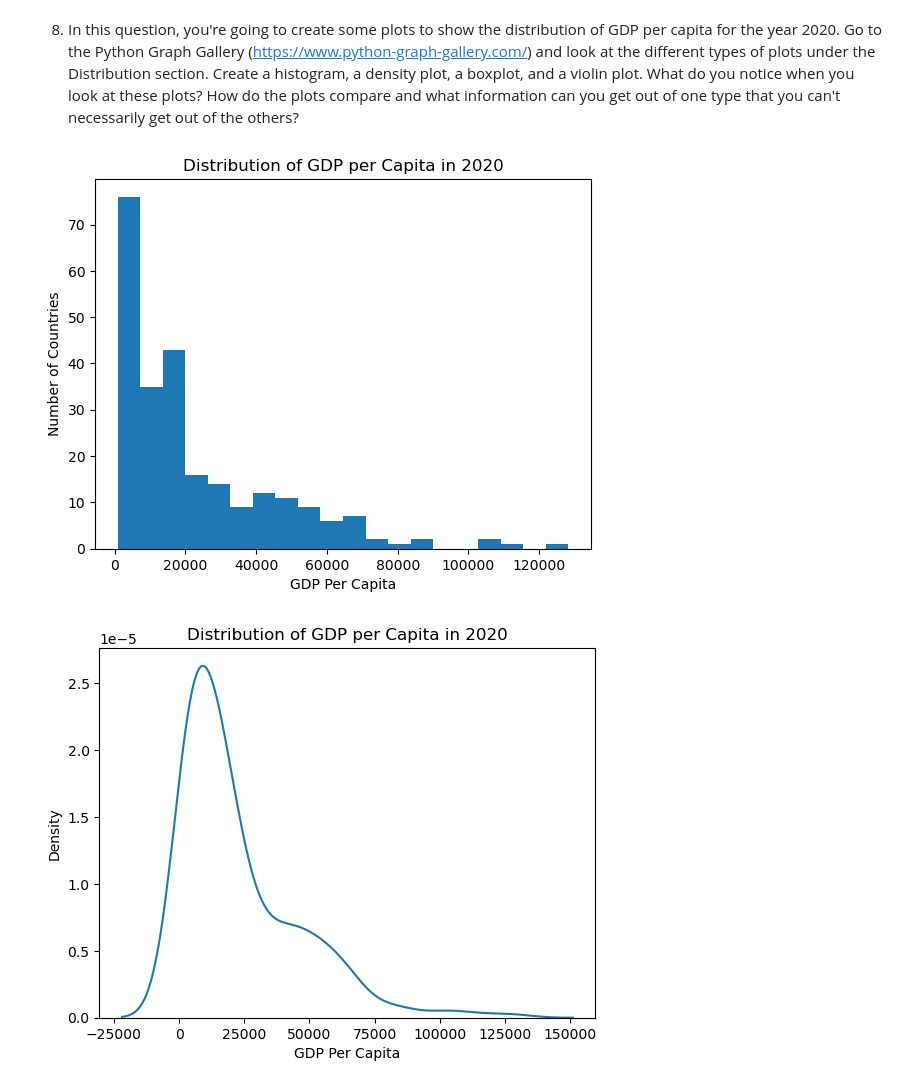
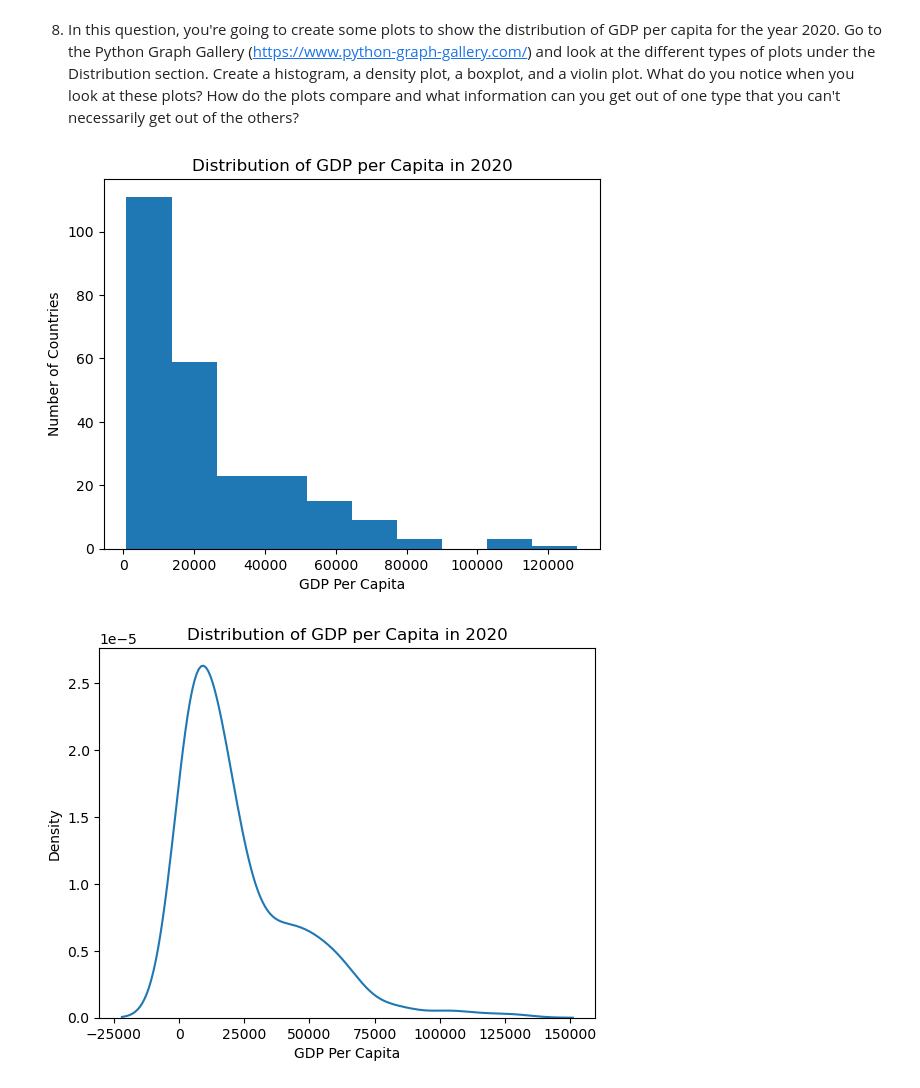
Before and after one commit to NSS-Full-Time-Data-Analytics-17/un-project-lukemgaff, a Jupyter notebook: notebooks/Luke_UN_project.ipynb, the cells around one changed output. Saved outputs shown, nothing was run; the diff lists cells and outputs as text; code cells hidden in the pictures.

```diff
--- a/notebooks/Luke_UN_project.ipynb
+++ b/notebooks/Luke_UN_project.ipynb
@@ -121,12 +119,12 @@ Name: count, dtype: int64
 # %%
 df_2020=gdp_df.loc[gdp_df['Year']==2020]
 # %%
-plt.hist(data=df_2020,x='GDP_Per_capita',bins=20)
+plt.hist(data=df_2020,x='GDP_Per_capita',bins=10)
 plt.title('Distribution of GDP per Capita in 2020')
 plt.xlabel('GDP Per Capita')
 plt.ylabel('Number of Countries');
 # %% [output]
-[figure, old version]
+[figure, new version]
 # %%
 sns.kdeplot(data=df_2020,x='GDP_Per_capita')
 plt.title('Distribution of GDP per Capita in 2020')
```
Also changed, not shown: parts of 25 cells of this notebook.
